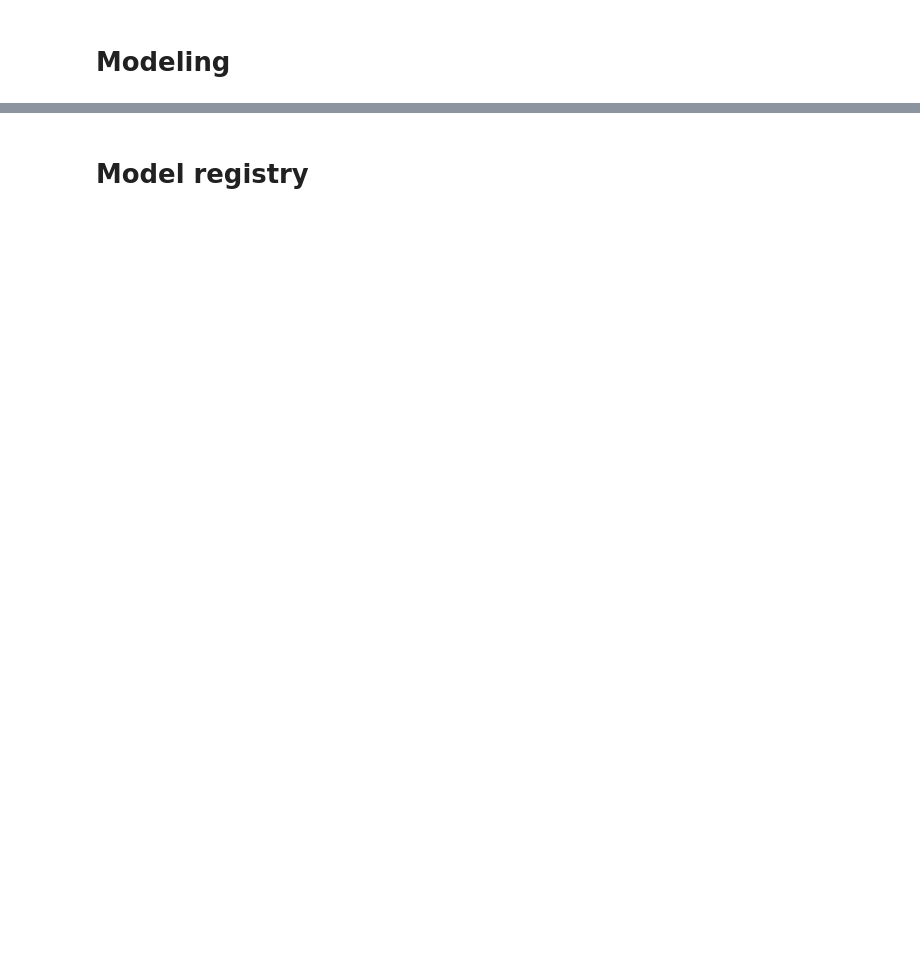
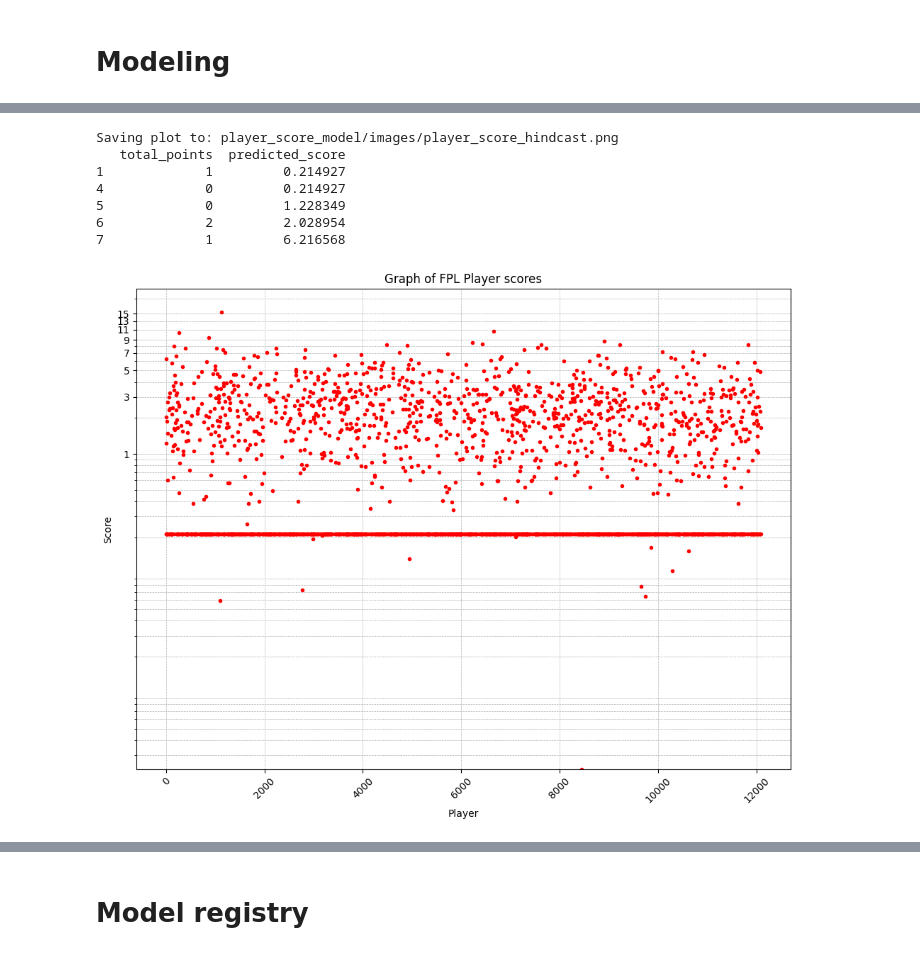
Before and after one commit to RubenvanGemeren/ID2223-Scalable-Machine-Learning, a Jupyter notebook: fpl_project/3_fpl_training_pipeline.ipynb, the cells around one changed output, grey strips where cells are left out. Cells and saved outputs as stored; diff of their text form; code cells hidden in the pictures; blank space fills up the shorter version.

```diff
--- a/fpl_project/3_fpl_training_pipeline.ipynb
+++ b/fpl_project/3_fpl_training_pipeline.ipynb
@@ -180,11 +194,25 @@ images_dir = model_dir + "/images"
 if not os.path.exists(images_dir):
     os.mkdir(images_dir)
 # %%
-from functions import util
+# Reload file to get the latest changes, it was not updating the changes otherwise
+reload(util)
 
 file_path = images_dir + "/player_score_hindcast.png"
-plt = util.plot_player_scores_forecast("FPL Player scores", df, file_path, hindcast=True)
+print("Saving plot to:", file_path)
+
+# print(df.head())
+
+plt = util.plot_player_score_forecast("FPL Player scores", df, file_path, hindcast=False)
 plt.show()
+# %% [output]
+Saving plot to: player_score_model/images/player_score_hindcast.png
+   total_points  predicted_score
+1             1         0.214927
+4             0         0.214927
+5             0         1.228349
+6             2         2.028954
+7             1         6.216568
+[figure, added]
 # %%
 # Plotting feature importances using the plot_importance function from XGBoost
 plot_importance(xgb_regressor, max_num_features=4)
```
Also changed, not shown: parts of 12 cells of this notebook, 1 other file.
